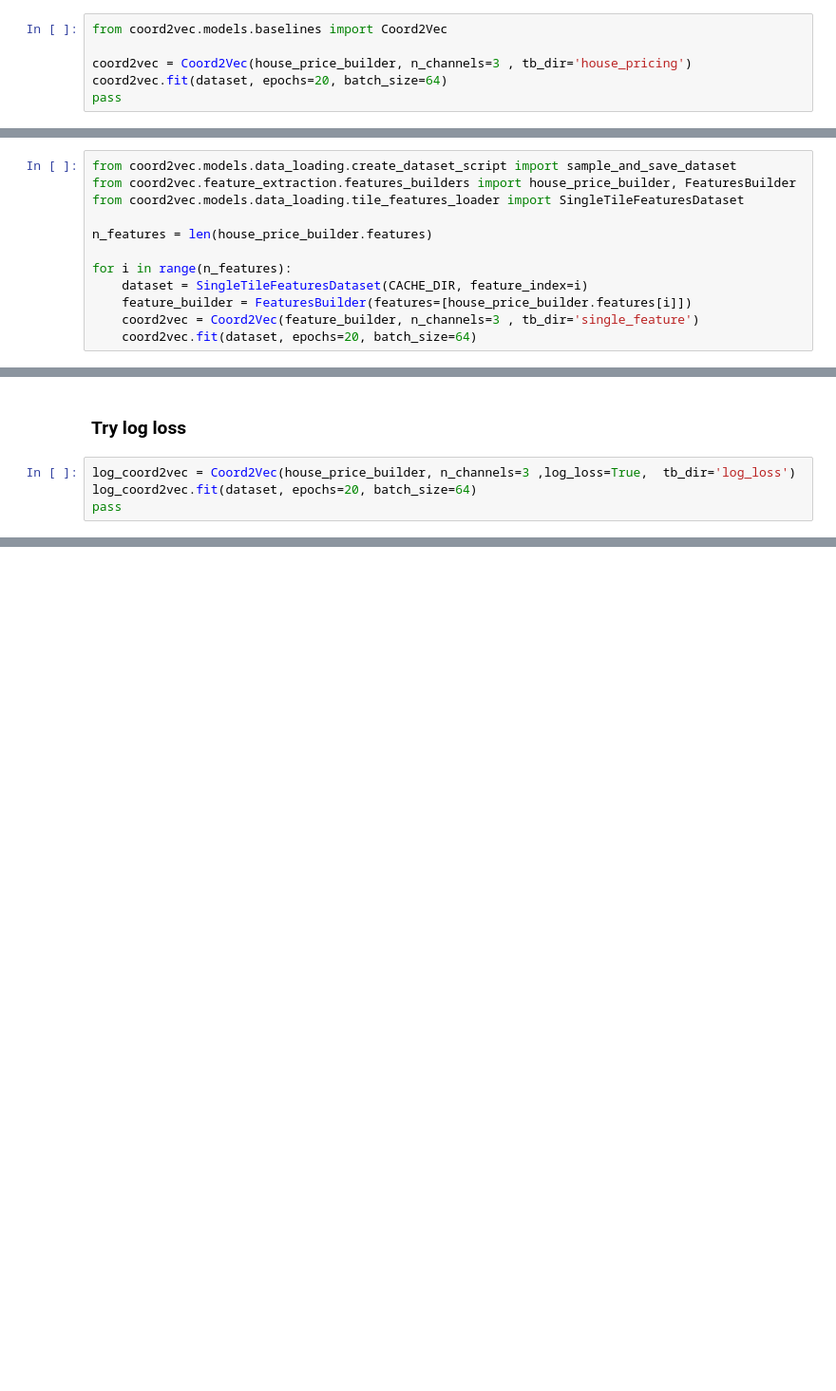
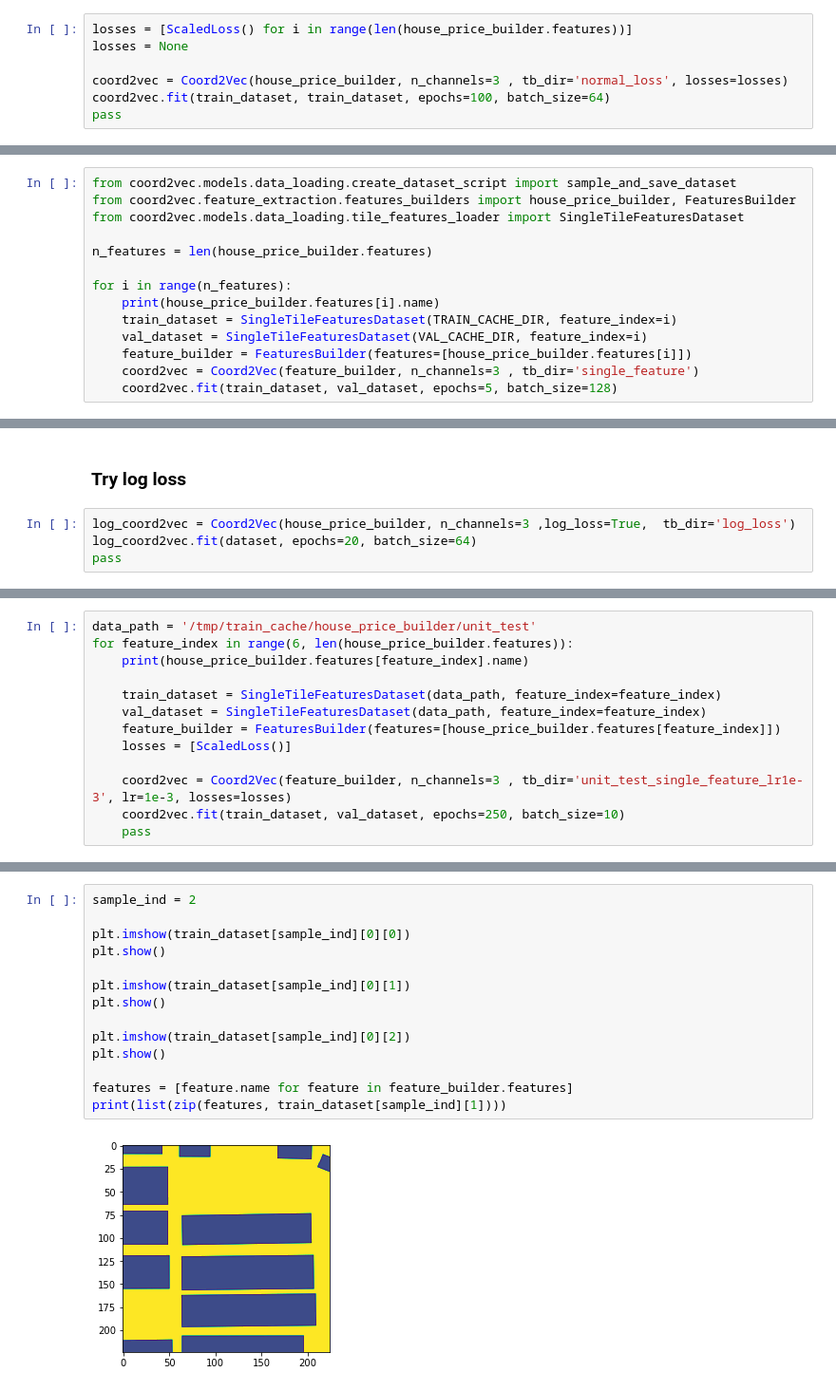
Before and after one commit to jonzarecki/coord2vec, a Jupyter notebook: notebooks/baseline.ipynb, the cells around one changed output, grey strips where cells are left out. Shown: that part at 95% size. Drawn from its saved outputs; the diff is of its cells as text; blank space fills up the shorter version.

Commit message:
pushed the last "baseline" notebook

```diff
--- a/notebooks/baseline.ipynb
+++ b/notebooks/baseline.ipynb
@@ -35,6 +44,7 @@ plt.show()
 # %%
-from coord2vec.models.baselines import Coord2Vec
+losses = [ScaledLoss() for i in range(len(house_price_builder.features))]
+losses = None
 
-coord2vec = Coord2Vec(house_price_builder, n_channels=3 , tb_dir='house_pricing')
-coord2vec.fit(dataset, epochs=20, batch_size=64)
+coord2vec = Coord2Vec(house_price_builder, n_channels=3 , tb_dir='normal_loss', losses=losses)
+coord2vec.fit(train_dataset, train_dataset, epochs=100, batch_size=64)
 pass
@@ -51,7 +75,9 @@ from coord2vec.models.data_loading.tile_features_loader import SingleTileFeature
 n_features = len(house_price_builder.features)
 
 for i in range(n_features):
-    dataset = SingleTileFeaturesDataset(CACHE_DIR, feature_index=i)
+    print(house_price_builder.features[i].name)
+    train_dataset = SingleTileFeaturesDataset(TRAIN_CACHE_DIR, feature_index=i)
+    val_dataset = SingleTileFeaturesDataset(VAL_CACHE_DIR, feature_index=i)
     feature_builder = FeaturesBuilder(features=[house_price_builder.features[i]])
     coord2vec = Coord2Vec(feature_builder, n_channels=3 , tb_dir='single_feature')
-    coord2vec.fit(dataset, epochs=20, batch_size=64)
+    coord2vec.fit(train_dataset, val_dataset, epochs=5, batch_size=128)
@@ -63,0 +128,13 @@ pass
+# %%
+data_path = '/tmp/train_cache/house_price_builder/unit_test'
+for feature_index in range(6, len(house_price_builder.features)):
+    print(house_price_builder.features[feature_index].name)
+
+    train_dataset = SingleTileFeaturesDataset(data_path, feature_index=feature_index)
+    val_dataset = SingleTileFeaturesDataset(data_path, feature_index=feature_index)
+    feature_builder = FeaturesBuilder(features=[house_price_builder.features[feature_index]])
+    losses = [ScaledLoss()]
+
+    coord2vec = Coord2Vec(feature_builder, n_channels=3 , tb_dir='unit_test_single_feature_lr1e-3', lr=1e-3, losses=losses)
+    coord2vec.fit(train_dataset, val_dataset, epochs=250, batch_size=10)
+    pass
@@ -63,0 +155,16 @@ pass
+# %%
+sample_ind = 2
+
+plt.imshow(train_dataset[sample_ind][0][0])
+plt.show()
+
+plt.imshow(train_dataset[sample_ind][0][1])
+plt.show()
+
+plt.imshow(train_dataset[sample_ind][0][2])
+plt.show()
+
+features = [feature.name for feature in feature_builder.features]
+print(list(zip(features, train_dataset[sample_ind][1])))
+# %% [output]
+[figure, added]
```
Also changed, not shown: parts of 14 cells of this notebook.
